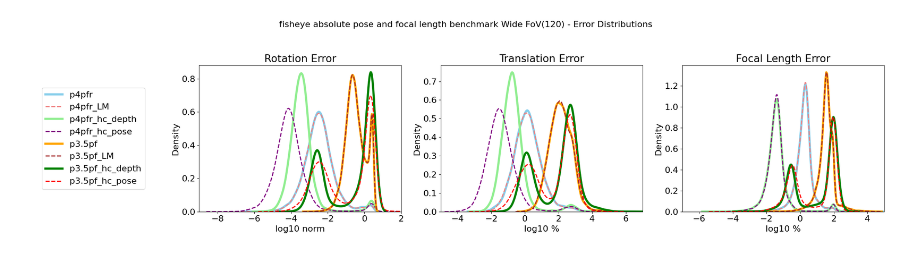
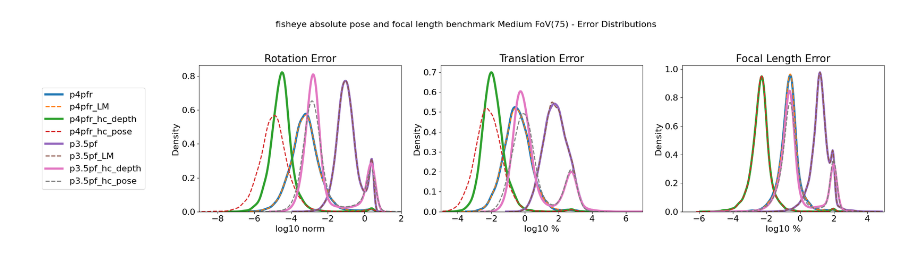
Before and after one commit to XinnnyueZhang/PoseLib, a Jupyter notebook: visualResults.ipynb, the cells around one changed output. Cells and saved outputs as stored; diff of their text form; code cells hidden in the pictures.

```diff
--- a/visualResults.ipynb
+++ b/visualResults.ipynb
@@ -60,18 +60,16 @@ def collectResults(results_dir, solver_names):
 # results_dir = "build2/results_medium/fisheye_"
 # results_dir = "build2/results_wide/fisheye_"
 
-solver_names = ["p4pfr", "p4pfr_LM",
-                "hc_depth_p4pfr", "hc_pose_p4pfr",
-                "p35pf","p35pf_LM",
-                "hc_depth_p35pf", "hc_pose_p35pf"]
+solver_names_all = ["p4pfr", "p4pfr_LM", "hc_depth_p4pfr", "hc_pose_p4pfr",
+                "p35pf","p35pf_LM", "hc_depth_p35pf", "hc_pose_p35pf",
+                "p4pf","p4pf_LM", "hc_depth_p4pf", "hc_pose_p4pf"]
 
-solver_names_legend = ["p4pfr", "p4pfr_LM",
-                "p4pfr_hc_depth","p4pfr_hc_pose",
-                "p3.5pf","p3.5pf_LM",
-                "p3.5pf_hc_depth","p3.5pf_hc_pose"]
+solver_names_legend_all = ["p4pfr", "p4pfr_LM", "p4pfr_hc_depth","p4pfr_hc_pose",
+                "p3.5pf","p3.5pf_LM", "p3.5pf_hc_depth","p3.5pf_hc_pose",
+                "p4pf","p4pf_LM", "p4pf_hc_depth", "p4pf_hc_pose"]
 solver_colors = ['skyblue', 'lightcoral', 'lightgreen', 'purple', 'orange', 'brown','green', 'red', 'orange', "green"]
-curve_styles = ['-', '--', '-', '--', '-', '--', '-', '--', '-', '--']
-line_widths = [4, 2, 4, 2, 4, 2, 4, 2, 4, 2, 2]
+curve_styles = ['-', '--', '-', '--', '-', '--', '-', '--', '-', '--', '-', '--', '-', '--']
+line_widths = [4, 2, 4, 2, 4, 2, 4, 2, 4, 2, 4, 2, 4, 2]
 
 
 # present_IDs = [0, 1, 3, 6, 7, 8, 9]
@@ -79,12 +77,13 @@ line_widths = [4, 2, 4, 2, 4, 2, 4, 2, 4, 2, 2]
 # solver_colors = [solver_colors[i] for i in present_IDs]
 # solver_names_legend = [solver_names_legend[i] for i in present_IDs]
 # %%
-FoVMedium = collectResults("results_fov_75", solver_names)
-FoVWide = collectResults("results_fov_120", solver_names)
+FoVMedium = collectResults("results_fov_75", solver_names_all)
+FoVWide = collectResults("results_fov_120", solver_names_all)
 # FoVMedium = collectResults("results_medium", solver_names)
 # FoVWide = collectResults("results_wide", solver_names)
 # %%
 def plotErrorDistributions(results, title_prefix, solver_names, solver_names_legend, solver_colors, line_widths, curve_styles):
+    nVisual = len(solver_names)
     R_errors_all = results["R_errors"]
     t_errors_all = results["t_errors"]
     f_errors_all = results["f_errors"]
@@ -97,8 +96,9 @@ def plotErrorDistributions(results, title_prefix, solver_names, solver_names_leg
 
     # RError
     plt.subplot(1, 3, 1)
-    for error_id in range(len(R_errors_all)):
-        sns.kdeplot(data=R_errors_all[solver_names[error_id]], color=solver_colors[error_id], linewidth=line_widths[error_id], linestyle=curve_styles[error_id])
+    for error_id in range(nVisual):
+        # sns.kdeplot(data=R_errors_all[solver_names[error_id]], color=solver_colors[error_id], linewidth=line_widths[error_id], linestyle=curve_styles[error_id])
+        sns.kdeplot(data=R_errors_all[solver_names[error_id]], linewidth=line_widths[error_id], linestyle=curve_styles[error_id])
     plt.title('Rotation Error')
     plt.xlabel('log10 norm')
     plt.ylabel('Density')
@@ -107,8 +107,9 @@ def plotErrorDistributions(results, title_prefix, solver_names, solver_names_leg
 
     # tError
     plt.subplot(1, 3, 2)
-    for error_id in range(len(t_errors_all)):
-        sns.kdeplot(data=t_errors_all[solver_names[error_id]], color=solver_colors[error_id], linewidth=line_widths[error_id], linestyle=curve_styles[error_id])
+    for error_id in range(nVisual):
+        # sns.kdeplot(data=t_errors_all[solver_names[error_id]], color=solver_colors[error_id], linewidth=line_widths[error_id], linestyle=curve_styles[error_id])
+        sns.kdeplot(data=t_errors_all[solver_names[error_id]], linewidth=line_widths[error_id], linestyle=curve_styles[error_id])
     plt.title('Translation Error')
     plt.xlabel('log10 %')
     plt.ylabel('Density')
@@ -116,8 +117,9 @@ def plotErrorDistributions(results, title_prefix, solver_names, solver_names_leg
 
     # fError
     plt.subplot(1, 3, 3)
-    for error_id in range(len(f_errors_all)):
-        sns.kdeplot(data=f_errors_all[solver_names[error_id]], color=solver_colors[error_id], linewidth=line_widths[error_id], linestyle=curve_styles[error_id])
+    for error_id in range(nVisual):
+        # sns.kdeplot(data=f_errors_all[solver_names[error_id]], color=solver_colors[error_id], linewidth=line_widths[error_id], linestyle=curve_styles[error_id])
+        sns.kdeplot(data=f_errors_all[solver_names[error_id]], linewidth=line_widths[error_id], linestyle=curve_styles[error_id])
     plt.title('Focal Length Error')
     plt.xlabel('log10 %')
     plt.ylabel('Density')
@@ -132,4 +130,8 @@ plotErrorDistributions(FoVMedium, 'Medium FoV(75)', solver_names, solver_names_l
-# %%
-plotErrorDistributions(FoVWide, 'Wide FoV(120)', solver_names, solver_names_legend, solver_colors, line_widths, curve_styles)
-# %% [output]
-[figure, removed]
+# %%
+present_IDs = [0, 1, 2, 3, 4, 5, 6, 7]
+# present_IDs = [0, 1, 2, 3, 8, 9, 10, 11]
+solver_names = [solver_names_all[i] for i in present_IDs]
+solver_names_legend = [solver_names_legend_all[i] for i in present_IDs]
+plotErrorDistributions(FoVMedium, 'Medium FoV(75)', solver_names, solver_names_legend, solver_colors, line_widths, curve_styles)
+# %% [output]
+[figure, added]
```
Also changed, not shown: parts of 4 cells of this notebook, 2 other files.
